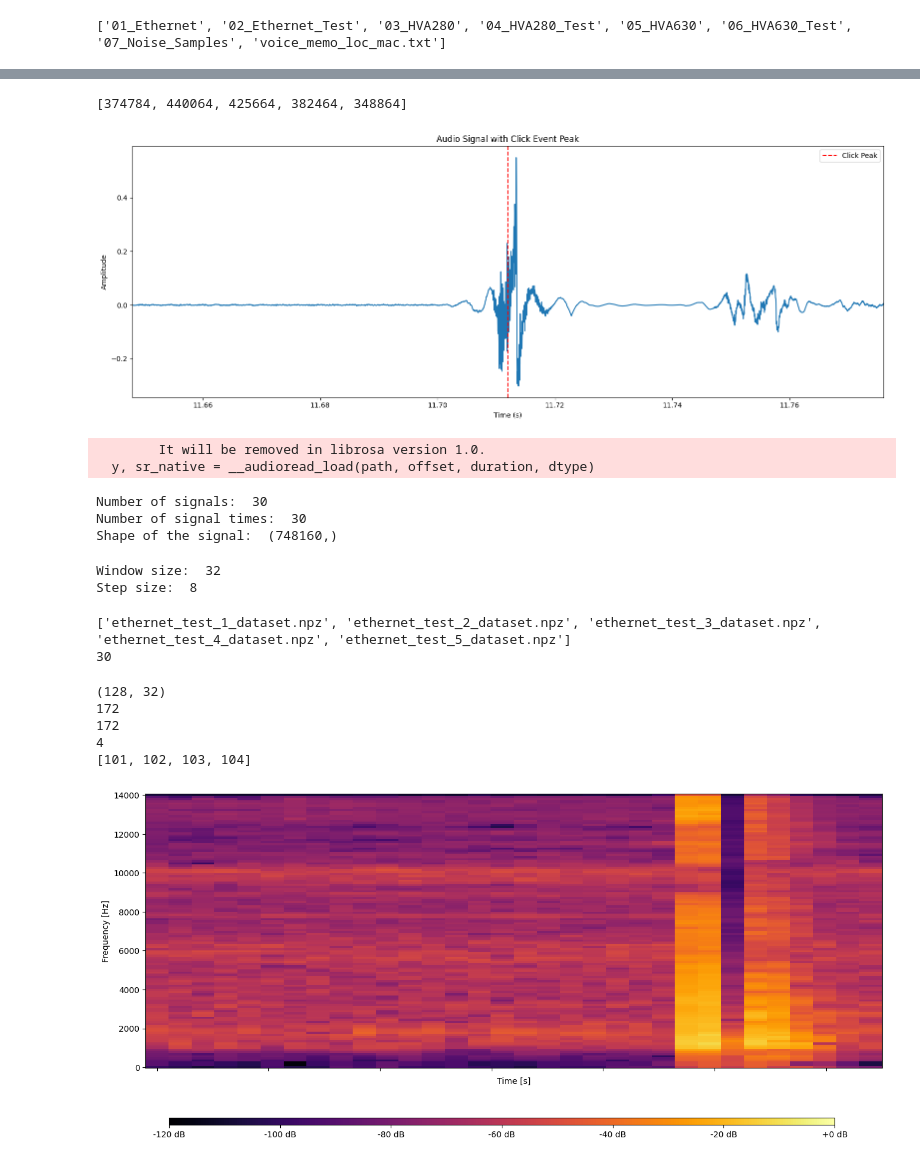
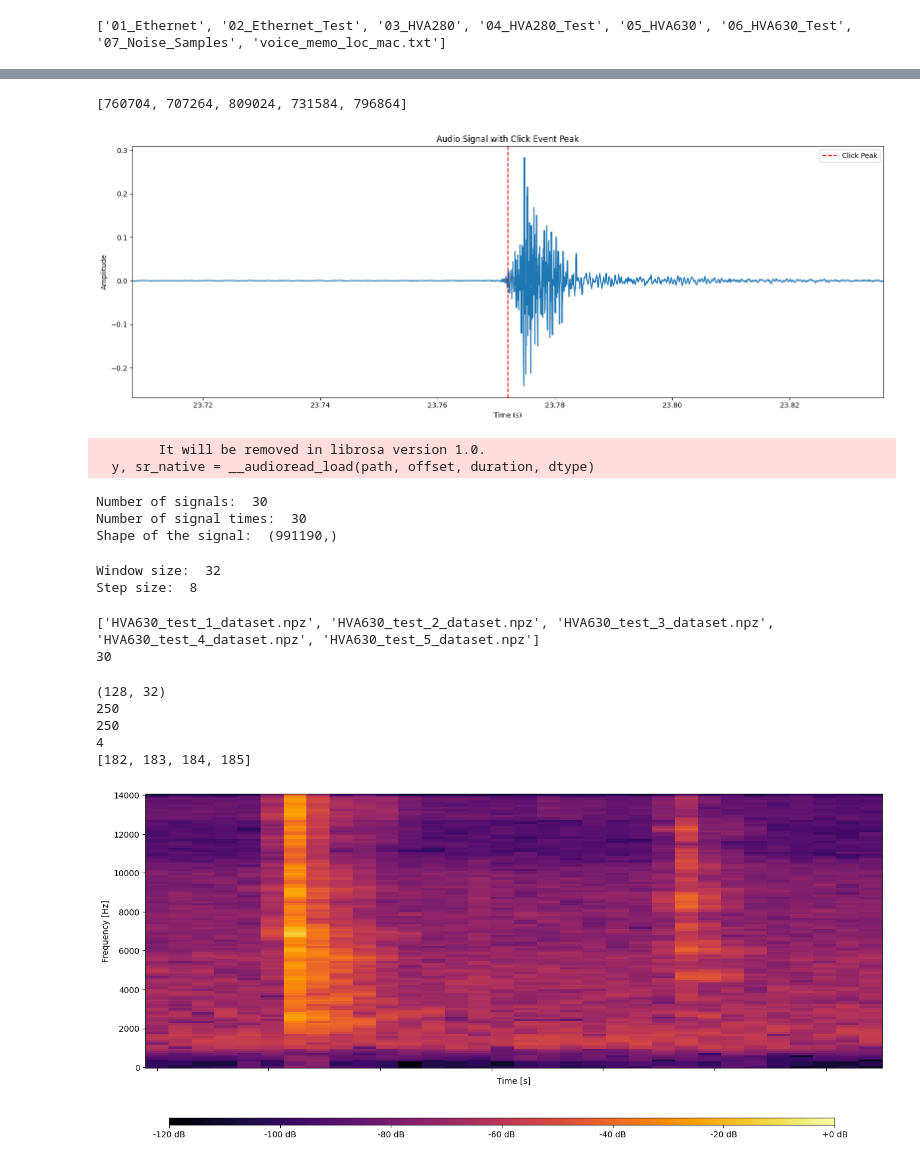
Before and after one commit to matteoseidl/Electrical_Connector_Click-Event_Detection, a Jupyter notebook: 01_Dataset/preprocessSingleClickAudioTest.ipynb, the cells around one changed output, grey strips where cells are left out. Drawn from its saved outputs; the diff is of its cells as text; code cells hidden in the pictures.

Commit message:
test datasets generated for hva 630

```diff
--- a/01_Dataset/preprocessSingleClickAudioTest.ipynb
+++ b/01_Dataset/preprocessSingleClickAudioTest.ipynb
@@ -61,6 +61,6 @@ print(audio_datasets)
 # dataset_num = 1 for Ethernet connector
 # dataset_num = 5 for HVA 630 connector
 
-dataset_num = 1
+dataset_num = 5
 print("Selected dataset: ", audio_datasets[dataset_num])
 # %% [output]
@@ -153,7 +153,7 @@ for click_time_label in click_time_labels:
     click_index_labels.append(click_index)
 print(click_index_labels[:5])
 # %% [output]
-[374784, 440064, 425664, 382464, 348864]
+[760704, 707264, 809024, 731584, 796864]
 # %%
 # plot the signal interval around the peak time of the click event for the same audio file in the selected dataset as the spectrogram plot above
 
@@ -164,7 +164,7 @@ interval = time_interval/2 # for setting the x mina and max limits of the plot -
 
 spectrogramPlotter.plot_signal_interval(signal, time, peak_time, interval)
 # %% [output]
-[figure, old version]
+[figure, new version]
 # %%
 # calculating signals and signal times for the selected dataset
 
@@ -200,7 +200,7 @@ print("Shape of the signal: ", signals[1].shape)
 # %% [output]
 Number of signals:  30
 Number of signal times:  30
-Shape of the signal:  (748160,)
+Shape of the signal:  (991190,)
 # %%
 window_size = sharedValuesConfig.WINDOW_SIZE # 0.512 seconds, corresponds to 4 chunks with 4096 samples each, larger than the click event duration
 ## -> 32 columns in the spectrogram
@@ -309,12 +309,12 @@ saved_datasets_sorted = sorted(saved_datasets, key=sort_key_func)
 print(saved_datasets_sorted[:5])
 print(len(saved_datasets_sorted))
 # %% [output]
-['ethernet_test_1_dataset.npz', 'ethernet_test_2_dataset.npz', 'ethernet_test_3_dataset.npz', 'ethernet_test_4_dataset.npz', 'ethernet_test_5_dataset.npz']
+['HVA630_test_1_dataset.npz', 'HVA630_test_2_dataset.npz', 'HVA630_test_3_dataset.npz', 'HVA630_test_4_dataset.npz', 'HVA630_test_5_dataset.npz']
 30
 # %%
 # load first saved dataset
 
-dataset_to_load_id = 2
+dataset_to_load_id = 0
 
 dataset_file_path = os.path.join(audio_dataset_dir_path, saved_datasets_sorted[dataset_to_load_id])
 dataset = np.load(dataset_file_path)
@@ -331,13 +331,13 @@ print(np.count_nonzero(loaded_labels == 1))
 print([i for i, x in enumerate(loaded_labels) if x == 1][:6])
 # %% [output]
 (128, 32)
-172
-172
+250
+250
 4
-[101, 102, 103, 104]
+[182, 183, 184, 185]
 # %%
 # plot out one spectrogram chunk
-chunk_to_plot_id = 101
+chunk_to_plot_id = 185
 spectrogramPlotter.plot_single_mel_spectrogram(loaded_spec_chunks[chunk_to_plot_id], top_dB_abs, f_min, f_max, n_mels)
 # %% [output]
-[figure, old version]
+[figure, new version]
```
Also changed, not shown: parts of 3 cells of this notebook.
